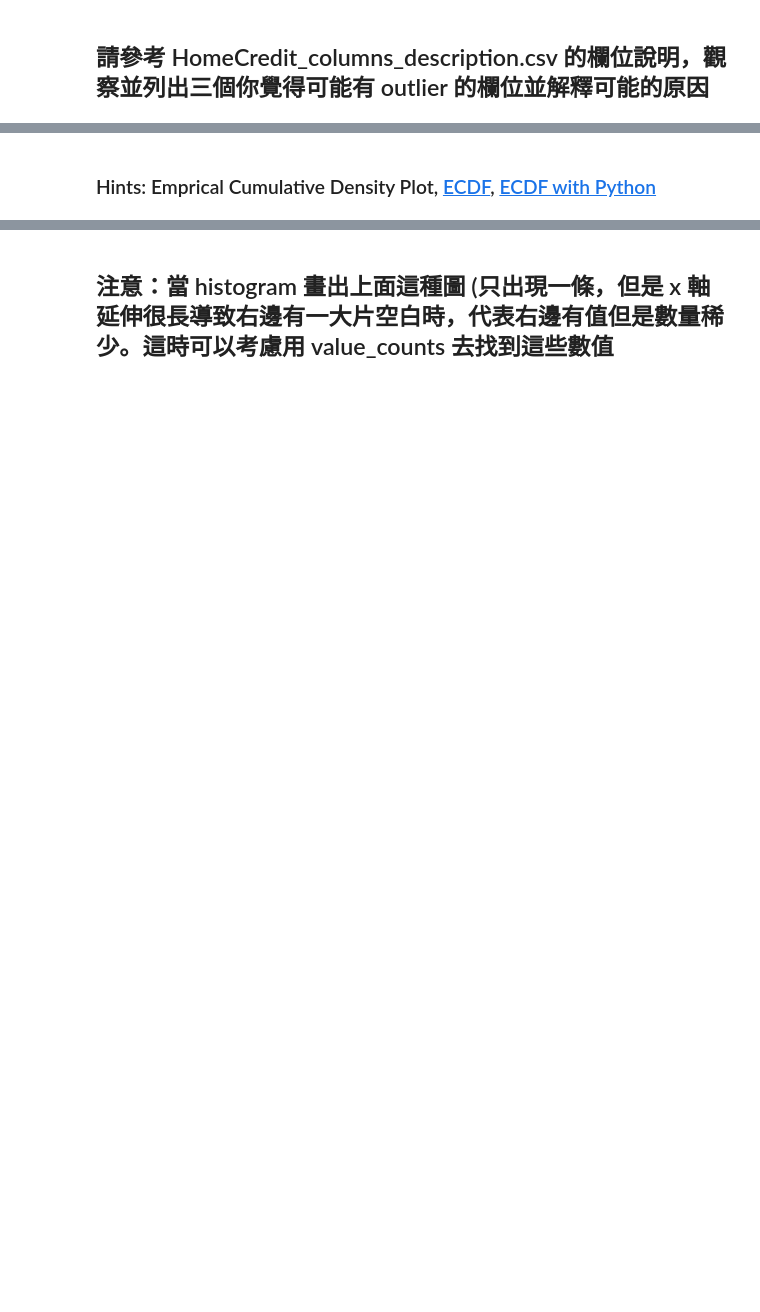
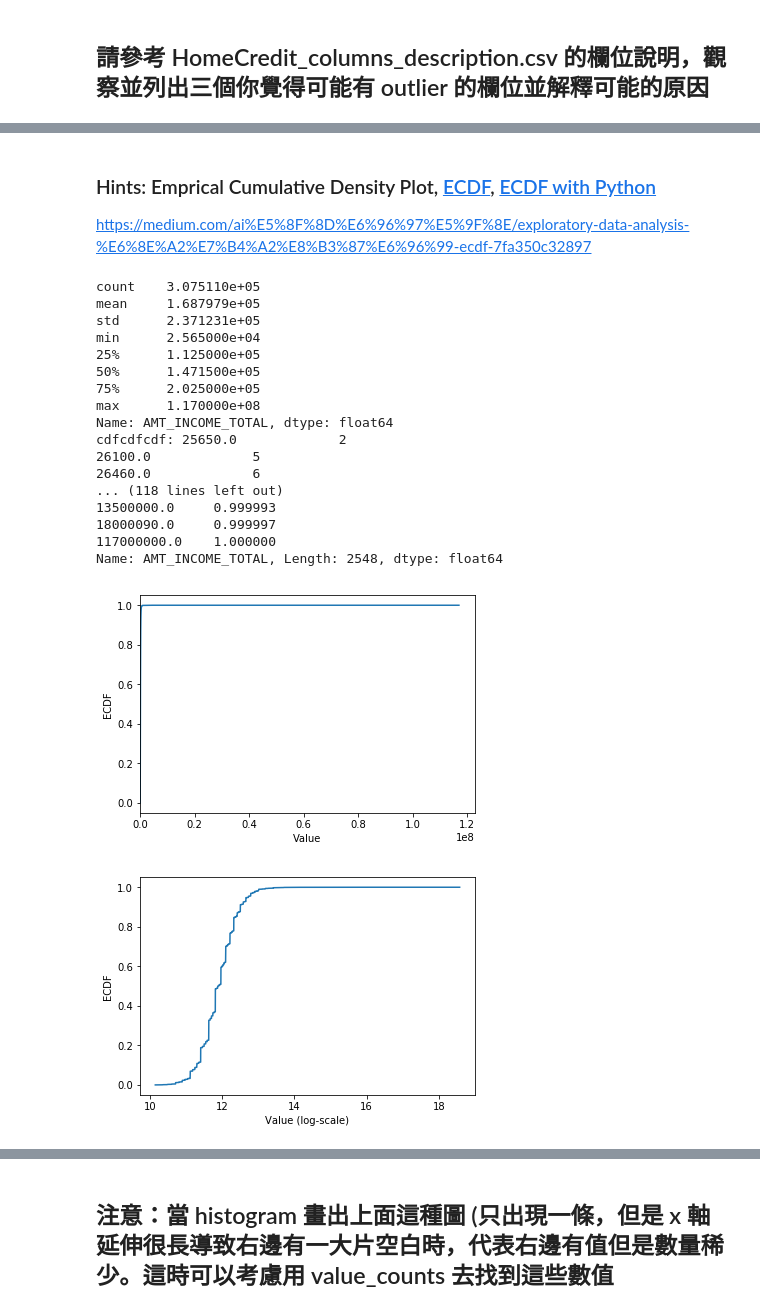
Before and after one commit to glennhome/3rd-ML100Days, a Jupyter notebook: homework/Day_009_HW.ipynb, the cells around one changed output, grey strips where cells are left out. Saved outputs shown, nothing was run; the diff lists cells and outputs as text; code cells hidden in the pictures; blank space fills up the shorter version.

```diff
--- a/homework/Day_009_HW.ipynb
+++ b/homework/Day_009_HW.ipynb
@@ -123,33 +127,51 @@ for col in numeric_columns:
 # OBS_60_CNT_SOCIAL_CIRCLE
 # %% [markdown]
 ### Hints: Emprical Cumulative Density Plot, [ECDF](https://zh.wikipedia.org/wiki/%E7%BB%8F%E9%AA%8C%E5%88%86%E5%B8%83%E5%87%BD%E6%95%B0), [ECDF with Python](https://stackoverflow.com/questions/14006520/ecdf-in-python-without-step-function)
+https://medium.com/ai%E5%8F%8D%E6%96%97%E5%9F%8E/exploratory-data-analysis-%E6%8E%A2%E7%B4%A2%E8%B3%87%E6%96%99-ecdf-7fa350c32897
 # %%
 # 最大值離平均與中位數很遠
 print(app_train['AMT_INCOME_TOTAL'].describe())
 
 # 繪製 Empirical Cumulative Density Plot (ECDF)
-"""
-YOUR CODE HERE
-"""
-cdf =
-
-
+cdf = app_train.AMT_INCOME_TOTAL.value_counts().sort_index().cumsum() #將收入分類後排序(sort_index),在個別加總出多少人數(cumsum)
+print('cdfcdfcdf:',cdf)
+print('cdfmaxcdfmax:',cdf.max()) #最多人數的類別
+print('cdf/cdf.max()',cdf/cdf.max())
 plt.plot(list(cdf.index), cdf/cdf.max())
 plt.xlabel('Value')
 plt.ylabel('ECDF')
 plt.xlim([cdf.index.min(), cdf.index.max() * 1.05]) # 限制顯示圖片的範圍
 plt.ylim([-0.05,1.05]) # 限制顯示圖片的範圍
 
 plt.show()
 
-# 改變 y 軸的 Scale, 讓我們可以正常檢視 ECDF
-plt.plot(np.log(list(cdf.index)), cdf/cdf.max())
+plt.plot(np.log(list(cdf.index)), cdf/cdf.max()) #對X取log,目的為縮小X軸看到0到1的變化
 plt.xlabel('Value (log-scale)')
 plt.ylabel('ECDF')
 
 plt.ylim([-0.05,1.05]) # 限制顯示圖片的範圍
 
 plt.show()
+# %% [output]
+count    3.075110e+05
+mean     1.687979e+05
+std      2.371231e+05
+min      2.565000e+04
+25%      1.125000e+05
+50%      1.471500e+05
+75%      2.025000e+05
+max      1.170000e+08
+Name: AMT_INCOME_TOTAL, dtype: float64
+cdfcdfcdf: 25650.0             2
+26100.0             5
+26460.0             6
+... (118 lines left out)
+13500000.0     0.999993
+18000090.0     0.999997
+117000000.0    1.000000
+Name: AMT_INCOME_TOTAL, Length: 2548, dtype: float64
+[figure, added]
+[figure, added]
 # %% [markdown]
 ## 補充：Normal dist 的 ECDF
 ![ecdf_normal](https://au.mathworks.com/help/examples/stats/win64/PlotEmpiricalCdfAndCompareWithSamplingDistributionExample_01.png)
```
Also changed, not shown: parts of 7 cells of this notebook.
